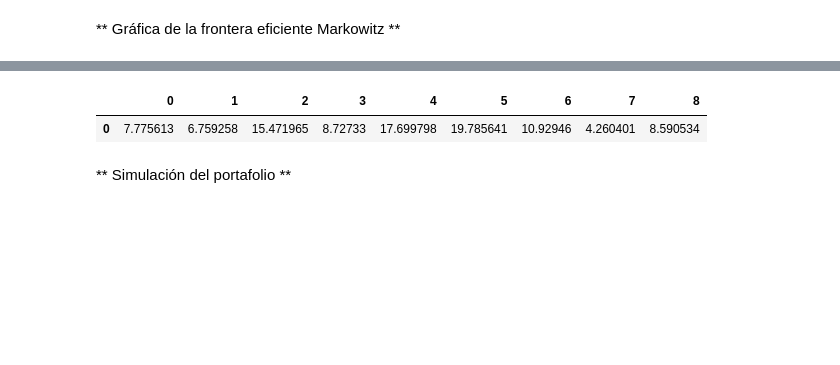
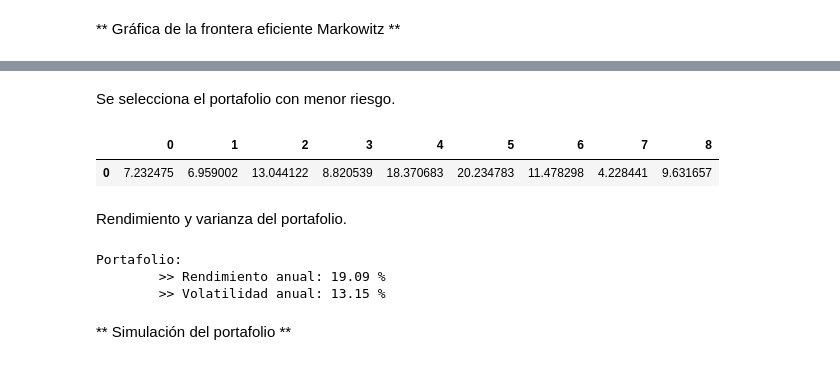
Before and after one commit to RHDZMOTA/simulacion_riesgos, a Jupyter notebook: p1/Trabajo 01 Simulación de Riesgos Financieros.ipynb, the cells around one changed output, grey strips where cells are left out. Drawn from its saved outputs; the diff is of its cells as text; code cells hidden in the pictures; blank space fills up the shorter version.

Commit message:
agregar portafolio

```diff
--- a/p1/Trabajo 01 Simulación de Riesgos Financieros.ipynb
+++ b/p1/Trabajo 01 Simulación de Riesgos Financieros.ipynb
@@ -1272,9 +1310,11 @@ plt.show()
+# %% [markdown]
+Se selecciona el portafolio con menor riesgo.
 # %%
 # Select final portfolio
 
-w_opt = w_opt_list[-1]
-pd.DataFrame(100*w_opt)
+w_opt_matrix = w_opt_list[-1]
+pd.DataFrame(100*w_opt_matrix)
 # %% [output]
 |  | 0 | 1 | 2 | 3 | 4 | 5 | 6 | 7 | 8 |
-| 0 | 7.775613 | 6.759258 | 15.471965 | 8.72733 | 17.699798 | 19.785641 | 10.92946 | 4.260401 | 8.590534 |
+| 0 | 7.232475 | 6.959002 | 13.044122 | 8.820539 | 18.370683 | 20.234783 | 11.478298 | 4.228441 | 9.631657 |
 # %%
@@ -1281,0 +1322,2 @@ w_opt = np.asarray(w_opt).reshape(-1)
+# %% [markdown]
+Rendimiento y varianza del portafolio.
@@ -1282,3 +1327,10 @@ w_opt = np.asarray(w_opt).reshape(-1)
+# %%
+print('\nPortafolio:\n\t>> Rendimiento anual: {:0.4} %\n\t>> Volatilidad anual: {:0.4} %'.format(
+        100*annual_return,100*annual_std))
+# %% [output]
+Portafolio:
+        >> Rendimiento anual: 19.09 %
+        >> Volatilidad anual: 13.15 %
 # %% [markdown]
 ** Simulación del portafolio **
 # %%
```
Also changed, not shown: parts of 51 cells of this notebook.
